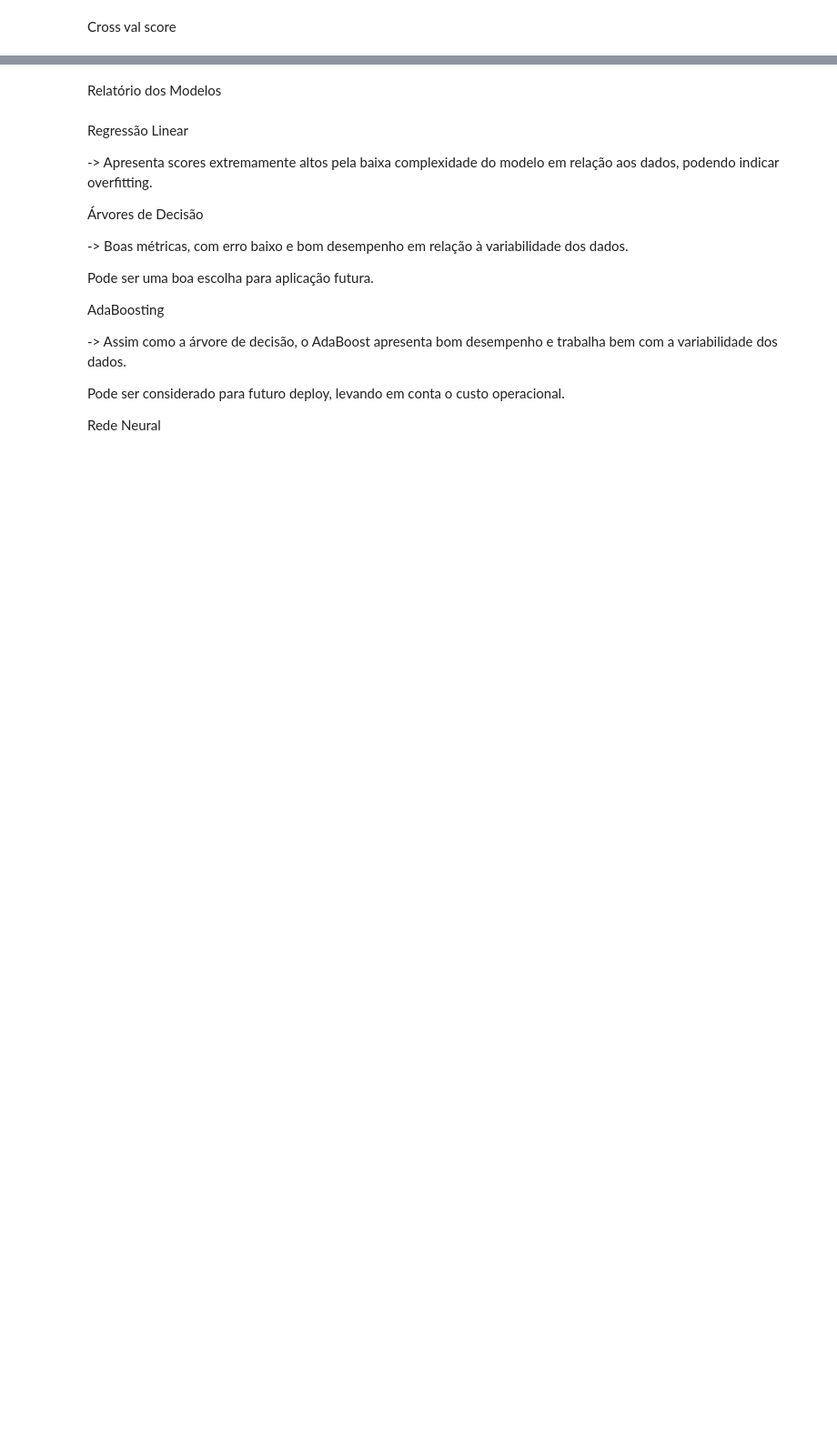
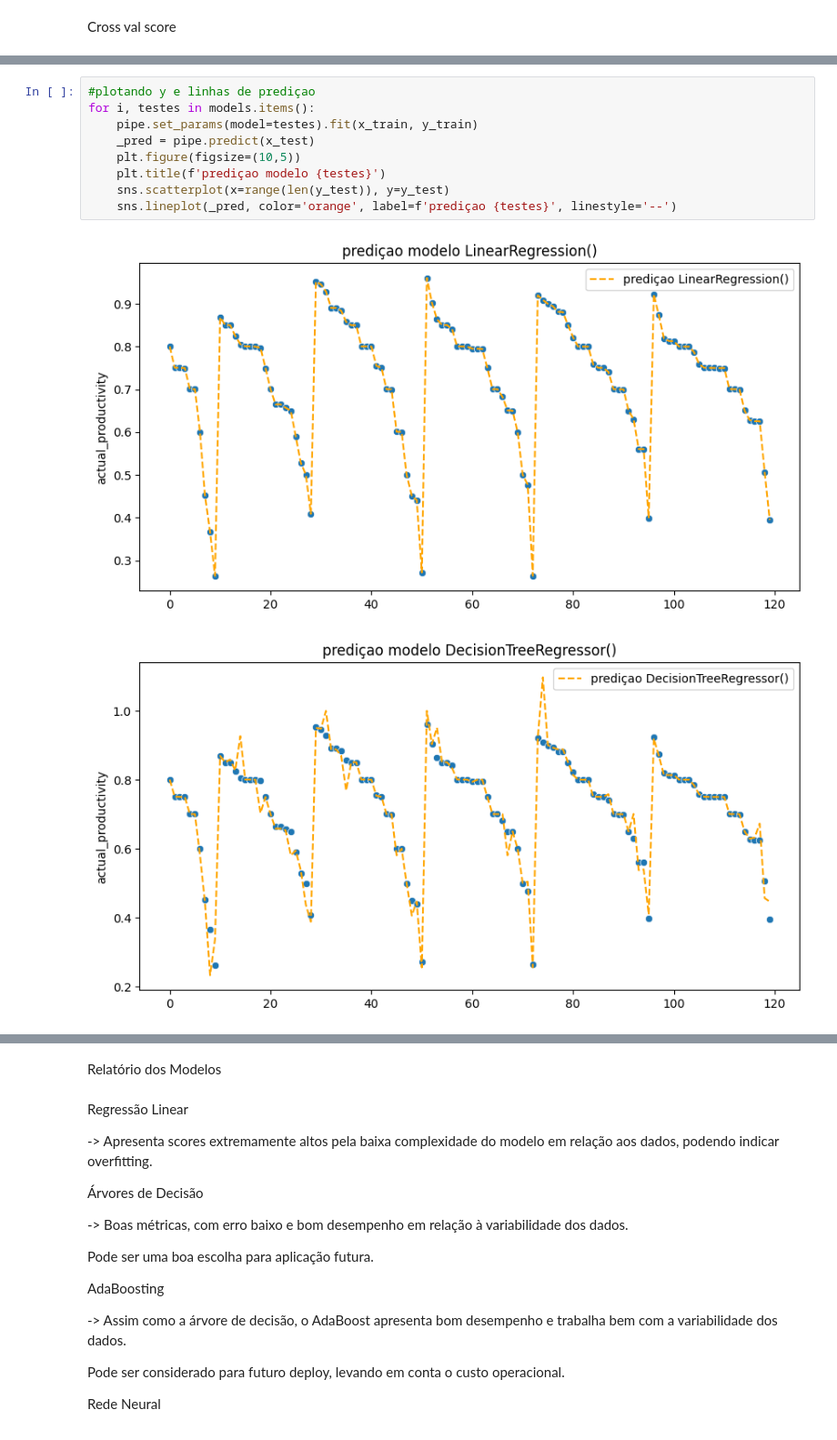
Before and after one commit to WesleySouza13/PRODUCTIVITY-PREDICTION-, a Jupyter notebook: Jupyter_notebook.ipynb, the cells around one changed output, grey strips where cells are left out. Shown at 91% size. Cells and saved outputs as stored; diff of their text form; blank space fills up the shorter version.

```diff
--- a/Jupyter_notebook.ipynb
+++ b/Jupyter_notebook.ipynb
@@ -571,3 +571,15 @@ SVR
 {'score': array([0.83015689, 0.89478357, 0.90572522, 0.92009728, 0.89966968,
        0.65899328, 0.85303919, 0.90501172, 0.91891975, 0.9128633 ]), 'score_max': 0.9200972778843293, 'score_min': 0.6589932831576895, 'score_media': 0.8699259877083989}
 --------------------------------------------------------------------------------------------------------------------------------------------------------------------------------------------------------
+# %%
+#plotando y e linhas de prediçao
+for i, testes in models.items():
+    pipe.set_params(model=testes).fit(x_train, y_train)
+    _pred = pipe.predict(x_test)
+    plt.figure(figsize=(10,5))
+    plt.title(f'prediçao modelo {testes}')
+    sns.scatterplot(x=range(len(y_test)), y=y_test)
+    sns.lineplot(_pred, color='orange', label=f'prediçao {testes}', linestyle='--')
+# %% [output]
+[figure, added]
+[figure, added]
```
Also changed, not shown: parts of 6 cells of this notebook.
